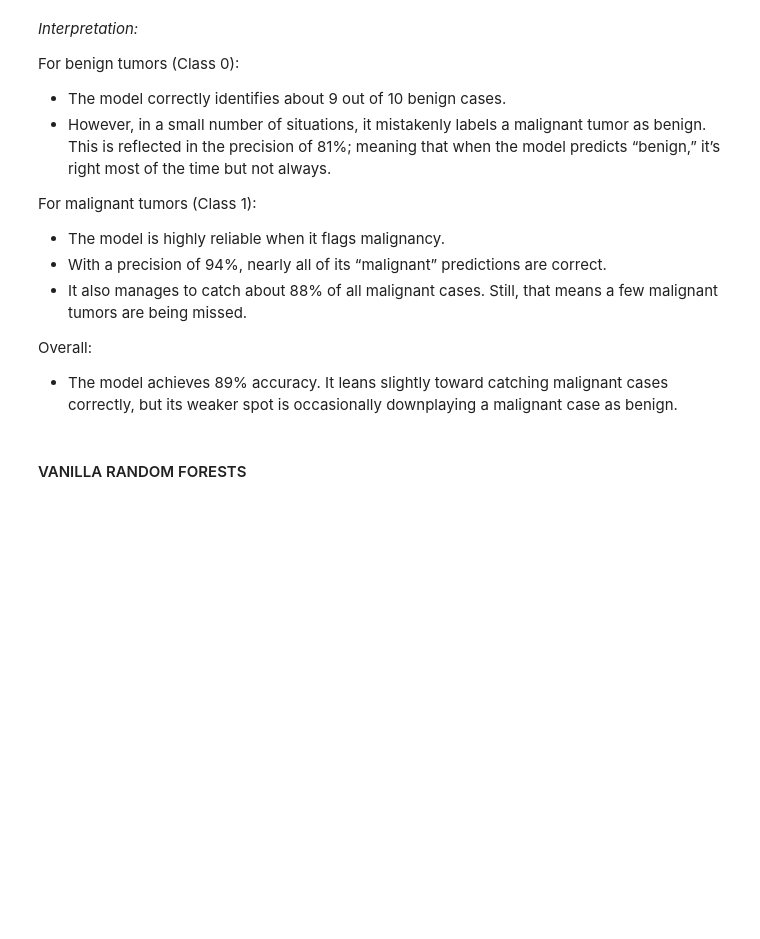
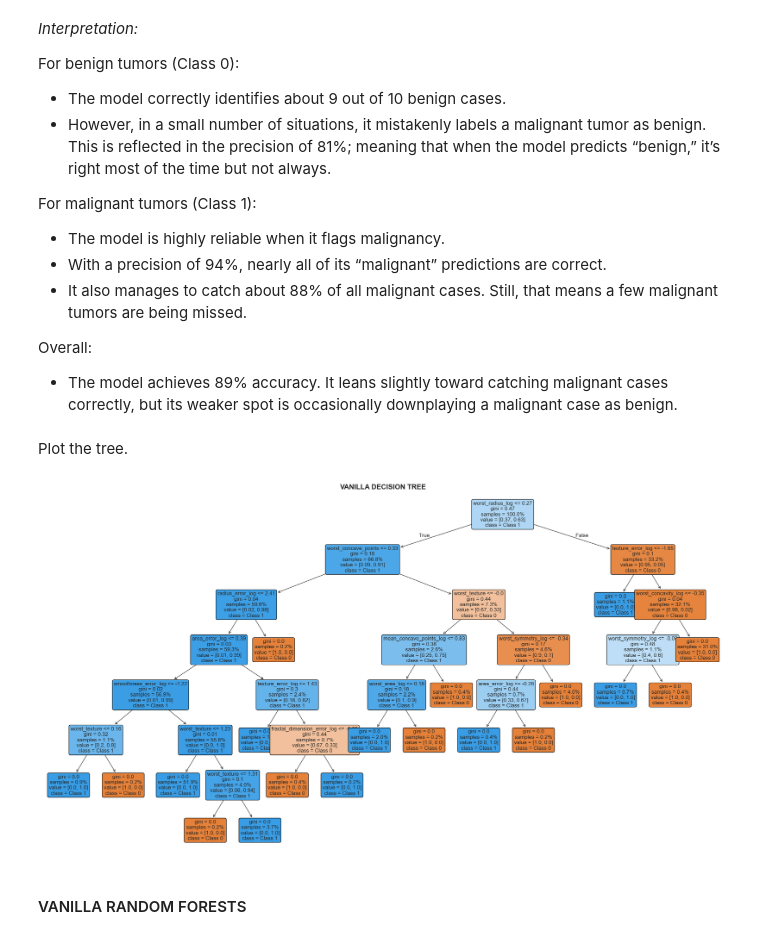
Before and after one commit to Vain-Guy/Ensemble-Methods, a Jupyter notebook: ENSEMBLE_METHODS.ipynb, the cells around one changed output. Saved outputs shown, nothing was run; the diff lists cells and outputs as text; code cells hidden in the pictures; blank space fills up the shorter version.

Commit message:
Plotted the decision trees

```diff
--- a/ENSEMBLE_METHODS.ipynb
+++ b/ENSEMBLE_METHODS.ipynb
@@ -552,6 +552,33 @@ For malignant tumors (Class 1):
 
 Overall:
 - The model achieves 89% accuracy. It leans slightly toward catching malignant cases correctly, but its weaker spot is occasionally downplaying a malignant case as benign.
+# %% [markdown]
+Plot the tree.
+# %%
+# Create figure
+plt.figure(figsize=(22,12))
+
+# Plot the tree
+plot_tree(
+    vanilla_dt,
+    feature_names=X_train.columns,
+    class_names=['Class 0', 'Class 1'],
+    filled=True,
+    rounded=True,
+    fontsize=12,
+    proportion=True,
+    precision=2,
+    impurity=True
+)
+
+# Title and styling
+plt.title("VANILLA DECISION TREE", fontsize=16, fontweight='semibold')
+plt.xticks([])
+plt.yticks([])
+plt.tight_layout()
+plt.show()
+# %% [output]
+[figure, added]
 # %% [markdown]
 #### VANILLA RANDOM FORESTS
 # %%
```
Also changed, not shown: parts of 5 cells of this notebook.
